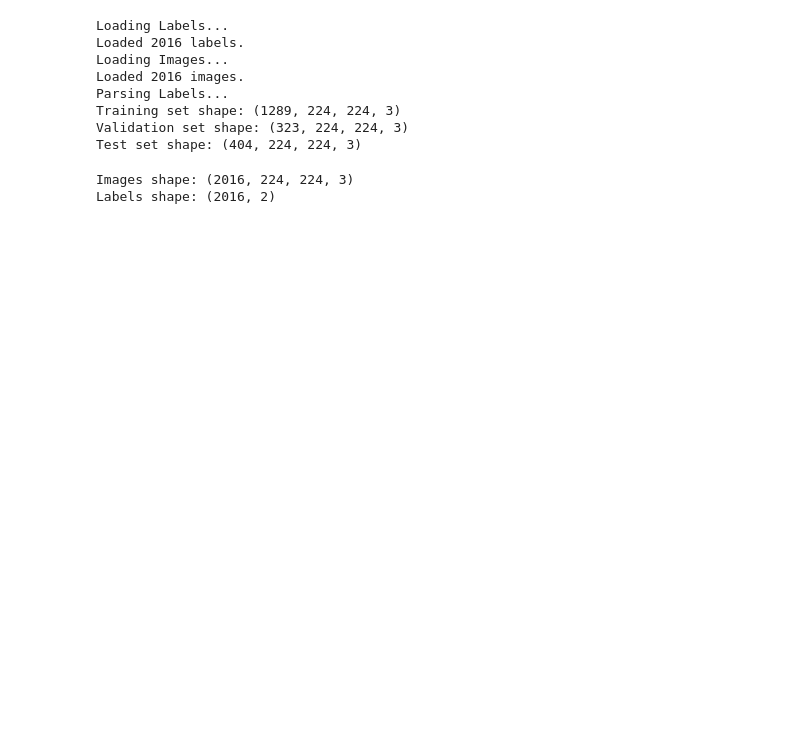
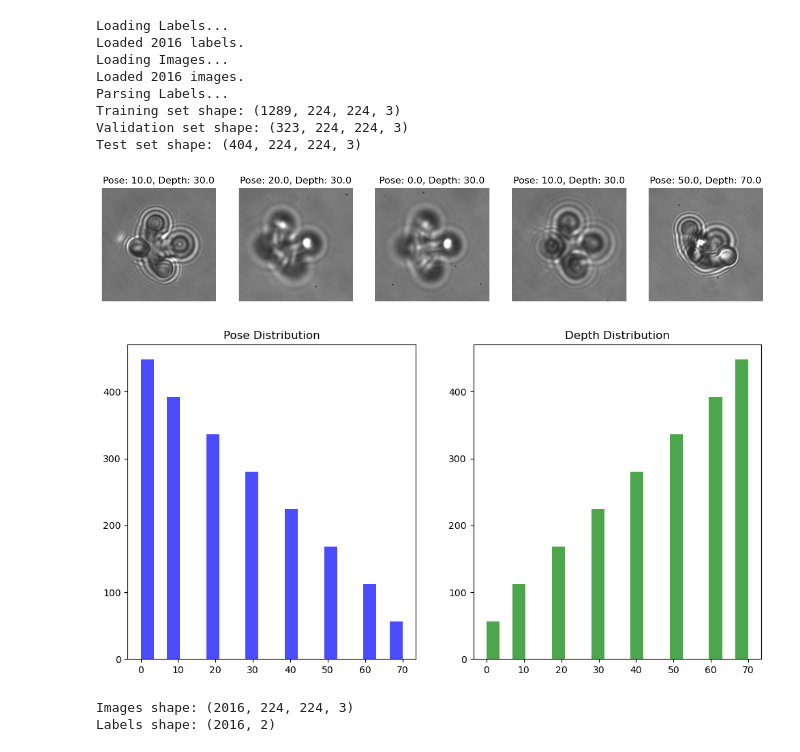
Before and after one commit to aSimpson02/DL_partA, a Jupyter notebook: main.ipynb, the cells around one changed output. Cells and saved outputs as stored; diff of their text form; code cells hidden in the pictures; blank space fills up the shorter version.

```diff
--- a/main.ipynb
+++ b/main.ipynb
@@ -122,6 +109,33 @@ Parsing Labels...
 Training set shape: (1289, 224, 224, 3)
 Validation set shape: (323, 224, 224, 3)
 Test set shape: (404, 224, 224, 3)
+# %%
+#vidualise a few samples...
+def visualize_samples(images, labels, num_samples=5):
+    plt.figure(figsize=(15, 5))
+    indices = np.random.choice(len(images), num_samples, replace=False)
+    for i, idx in enumerate(indices):
+        plt.subplot(1, num_samples, i+1)
+        plt.imshow(images[idx])
+        plt.title(f"Pose: {labels[idx][0]}, Depth: {labels[idx][1]}")
+        plt.axis('off')
+    plt.show()
+
+visualize_samples(images, labels)
+
+#plotting labels...
+labels_df = pd.DataFrame(labels, columns=["Pose", "Depth"])
+plt.figure(figsize=(12, 6))
+plt.subplot(1, 2, 1)
+plt.hist(labels_df["Pose"], bins=20, color='blue', alpha=0.7)
+plt.title("Pose Distribution")
+plt.subplot(1, 2, 2)
+plt.hist(labels_df["Depth"], bins=20, color='green', alpha=0.7)
+plt.title("Depth Distribution")
+plt.show()
+# %% [output]
+[figure, added]
+[figure, added]
 # %%
 print(f"Images shape: {images.shape}")
 print(f"Labels shape: {labels.shape}")
```
Also changed, not shown: parts of 11 cells of this notebook.
